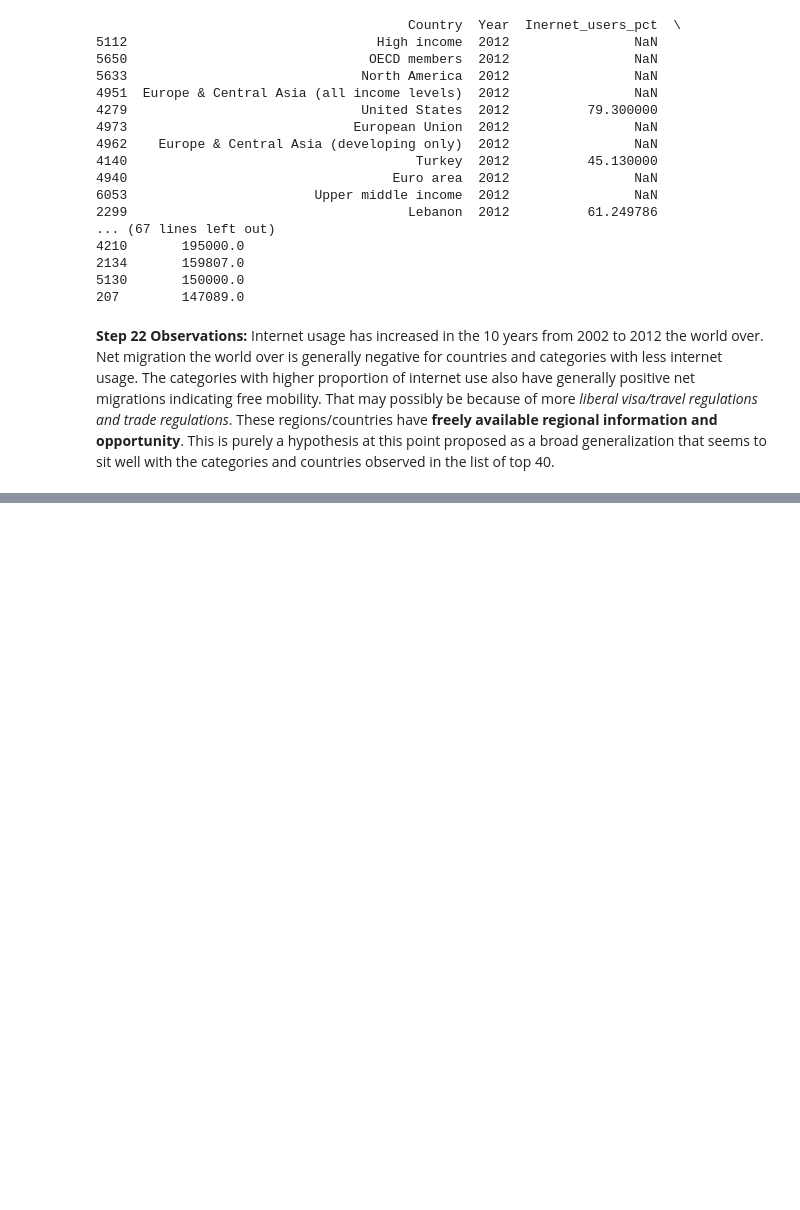
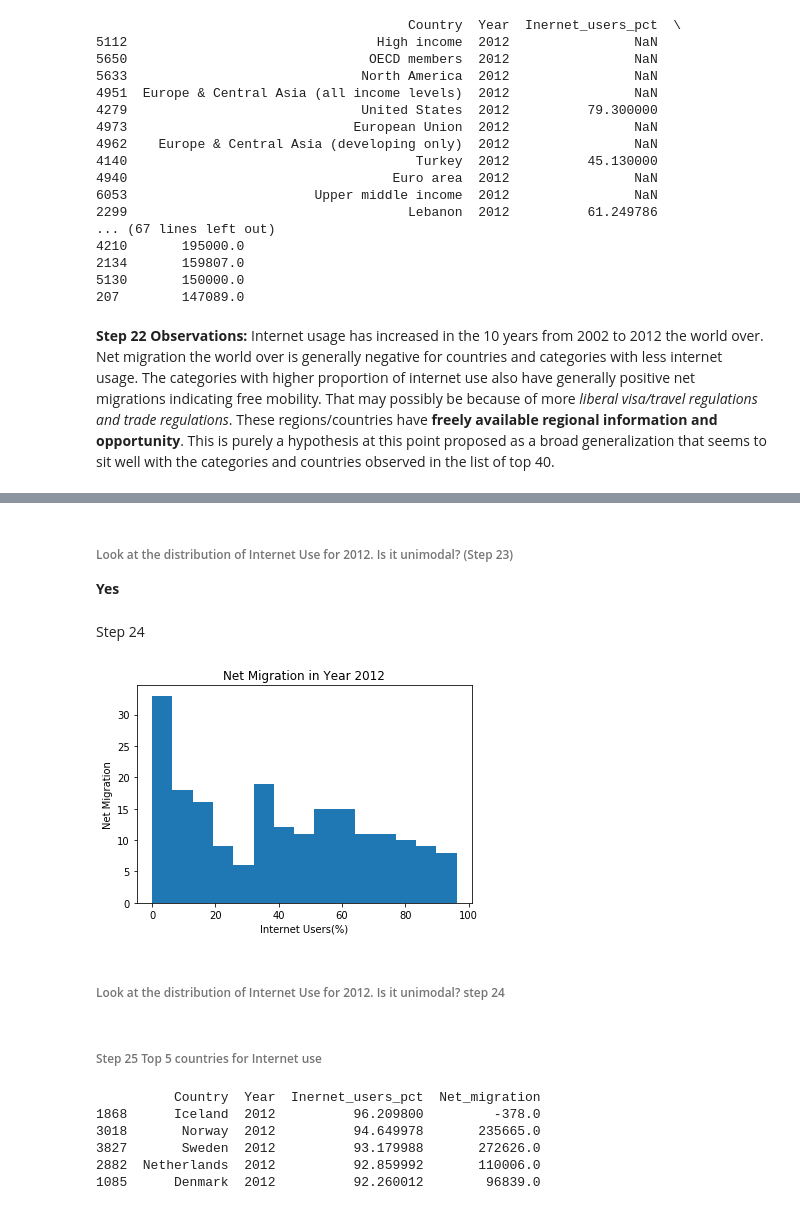
Before and after one commit to shrutijalewar/data-question-1-shrutijalewar, a Jupyter notebook: data-question-01.ipynb, the cells around one changed output, grey strips where cells are left out. Drawn from its saved outputs; the diff is of its cells as text; code cells hidden in the pictures; blank space fills up the shorter version.

Commit message:
adding step 25

```diff
--- a/data-question-01.ipynb
+++ b/data-question-01.ipynb
@@ -272,0 +287,27 @@ Internet usage has increased in the 10 years from 2002 to 2012 the world over. N
+# %% [markdown]
+###### Look at the distribution of Internet Use for 2012. Is it unimodal? (Step 23)
+**Yes**
+# %% [markdown]
+Step 24
+# %%
+net_use_2012 = net_use_rename.loc[net_use_rename['Year']== 2012]
+plt.hist(net_use_2012.Inernet_users_pct, bins=15)
+plt.xlabel('Internet Users(%)')
+plt.ylabel('Net Migration')
+plt.title('Net Migration in Year 2012')
+plt.show()
+# %% [output]
+[figure, added]
+# %% [markdown]
+###### Look at the distribution of Internet Use for 2012. Is it unimodal? step 24
+# %% [markdown]
+###### Step 25 Top 5 countries for Internet use
+# %%
+print(merge_df_2012.sort_values('Inernet_users_pct', ascending = False).head(5))
+# %% [output]
+          Country  Year  Inernet_users_pct  Net_migration
+1868      Iceland  2012          96.209800         -378.0
+3018       Norway  2012          94.649978       235665.0
+3827       Sweden  2012          93.179988       272626.0
+2882  Netherlands  2012          92.859992       110006.0
+1085      Denmark  2012          92.260012        96839.0
```
Also changed, not shown: parts of 2 cells of this notebook.
